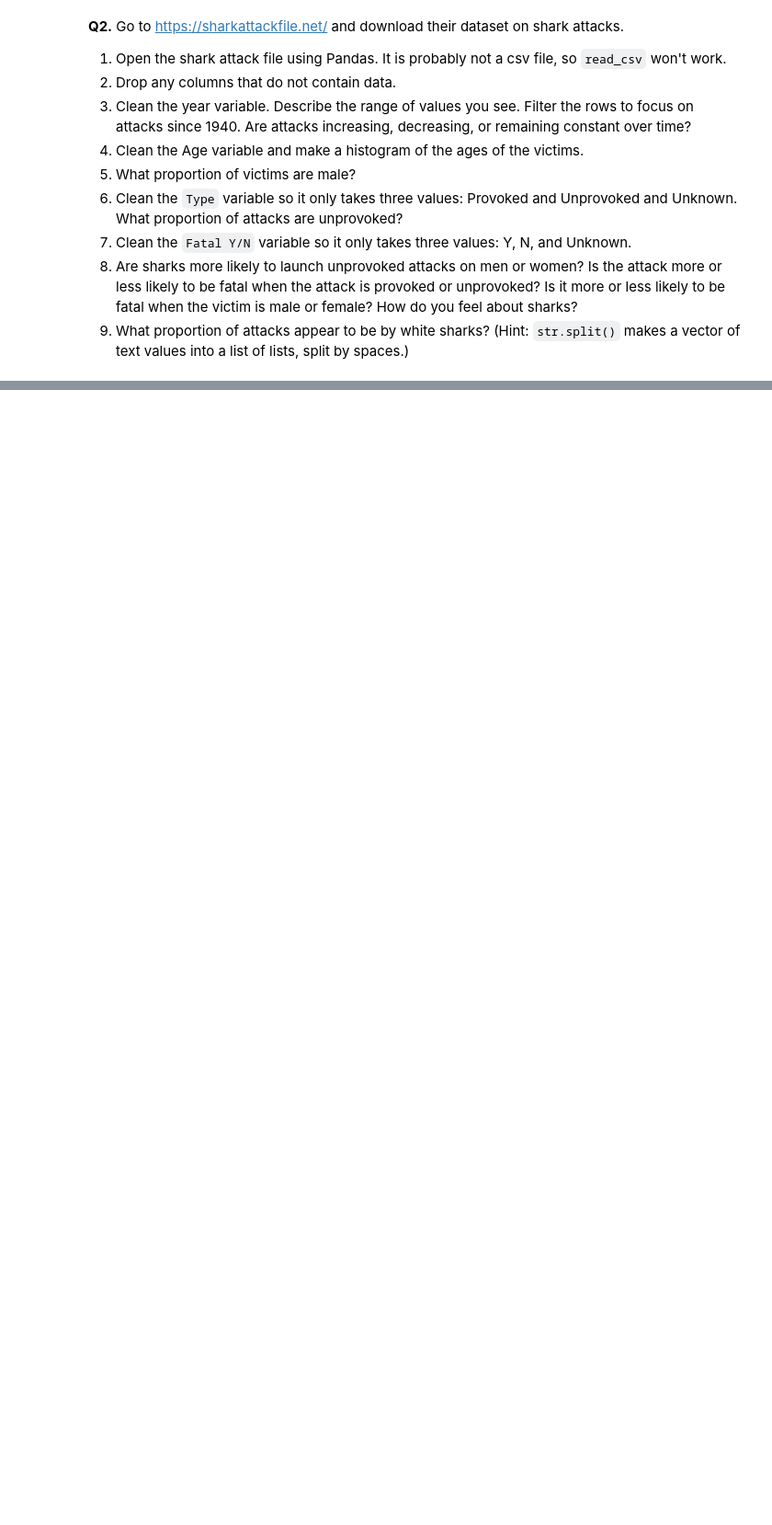
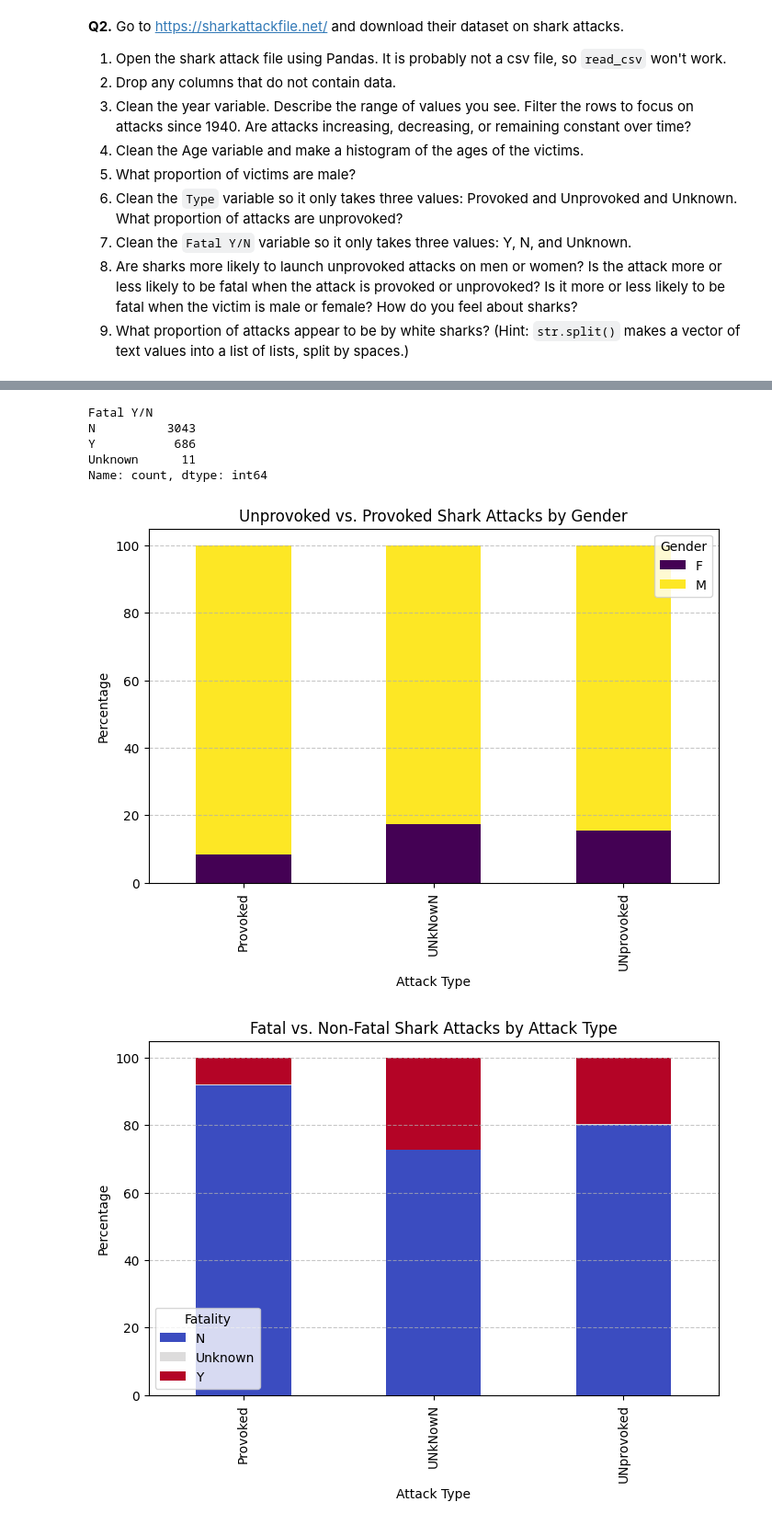
Before and after one commit to conorgibbons147/wrangling, a Jupyter notebook: assignment/assignment.ipynb, the cells around one changed output, grey strips where cells are left out. Shown at 92% size. Cells and saved outputs as stored; diff of their text form; code cells hidden in the pictures; blank space fills up the shorter version.

```diff
--- a/assignment/assignment.ipynb
+++ b/assignment/assignment.ipynb
@@ -114,0 +295,64 @@ print(df['SentenceTypeAllChargesAtConvictionInContactEvent'].unique())
+# %%
+# 7.
+# See unique values
+df['Fatal Y/N'].unique()
+df['Fatal Y/N'].value_counts()
+
+# Make it so there are only Y, N, and Unknown values
+df['Fatal Y/N'] = df['Fatal Y/N'].replace(' N', 'N', regex=True)
+df['Fatal Y/N'] = df['Fatal Y/N'].replace('F', 'N', regex=True)
+df['Fatal Y/N'] = df['Fatal Y/N'].replace('n', 'N', regex=True)
+df['Fatal Y/N'] = df['Fatal Y/N'].replace('2017', np.nan, regex=True)
+df['Fatal Y/N'] = df['Fatal Y/N'].replace('M', 'Unknown', regex=True) # Assuming M means maybe
+df['Fatal Y/N'] = df['Fatal Y/N'].replace('UNKNOWN', 'Unknown', regex=True)
+df['Fatal Y/N'] = df['Fatal Y/N'].replace('UNKNOWN', 'Unknown', regex=True)
+df['Fatal Y/N'] = df['Fatal Y/N'].replace('UNkNowN', 'Unknown', regex=True)
+
+# Check again
+df['Fatal Y/N'].unique()
+df['Fatal Y/N'].value_counts()
+# %% [output]
+Fatal Y/N
+N          3043
+Y           686
+Unknown      11
+Name: count, dtype: int64
+# %%
+# 8.
+
+# Plot of crosstabulation for  of 'Type' and 'Sex'
+unprovoked_by_sex = pd.crosstab(df["Type"], df["Sex"], normalize="index") * 100
+unprovoked_by_sex.plot(kind="bar", figsize=(8, 5), stacked=True, colormap="viridis")
+plt.title("Unprovoked vs. Provoked Shark Attacks by Gender")
+plt.xlabel("Attack Type")
+plt.ylabel("Percentage")
+plt.legend(title="Gender")
+plt.grid(axis="y", linestyle="--", alpha=0.7)
+plt.show()
+# I asked chatgpt to make this plot and then applied it to the other variables
+
+# Same for 'Type' and 'Fatal Y/N'
+fatal_by_type = pd.crosstab(df["Type"], df["Fatal Y/N"], normalize="index") * 100
+fatal_by_type.plot(kind="bar", figsize=(8, 5), stacked=True, colormap="coolwarm")
+plt.title("Fatal vs. Non-Fatal Shark Attacks by Attack Type")
+plt.xlabel("Attack Type")
+plt.ylabel("Percentage")
+plt.legend(title="Fatality")
+plt.grid(axis="y", linestyle="--", alpha=0.7)
+plt.show()
+
+
+# Same for 'Sex' and 'Fatal Y/N'
+fatal_by_sex = pd.crosstab(df["Sex"], df["Fatal Y/N"], normalize="index") * 100
+fatal_by_sex.plot(kind="bar", figsize=(8, 5), stacked=True, colormap="plasma")
+plt.title("Fatal vs. Non-Fatal Shark Attacks by Gender")
+plt.xlabel("Gender")
+plt.ylabel("Percentage")
+plt.legend(title="Fatality")
+plt.grid(axis="y", linestyle="--", alpha=0.7)
+plt.show()
+
+# I am scared of sharks
+# %% [output]
+[figure, added]
+[figure, added]
```
Also changed, not shown: parts of 9 cells of this notebook, 1 other file.
